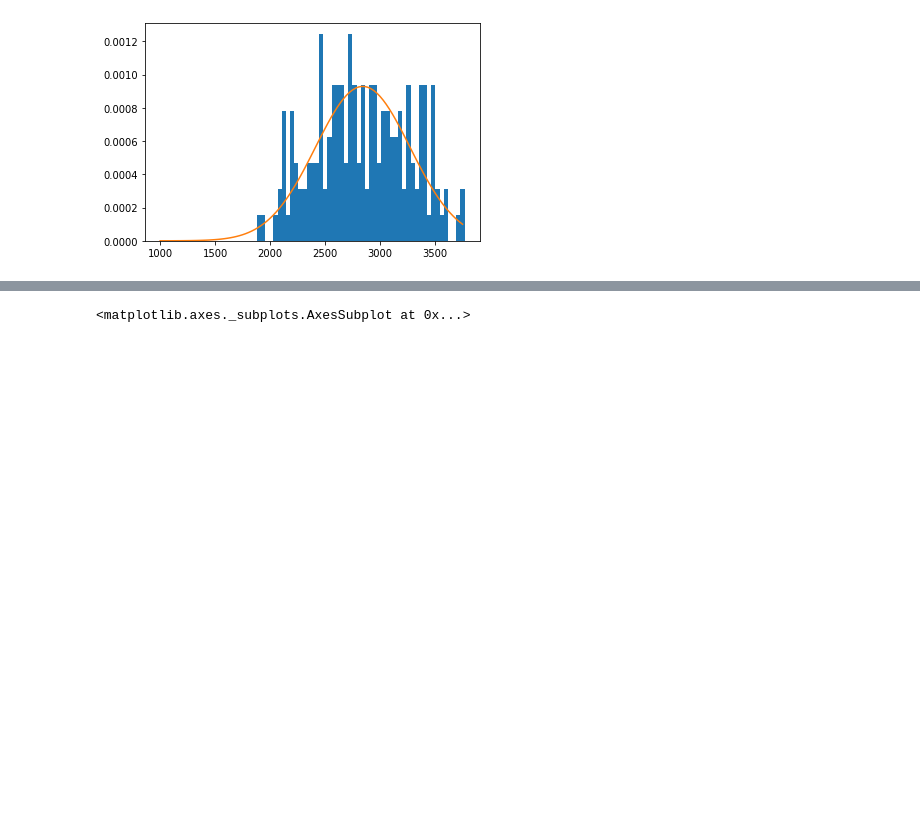
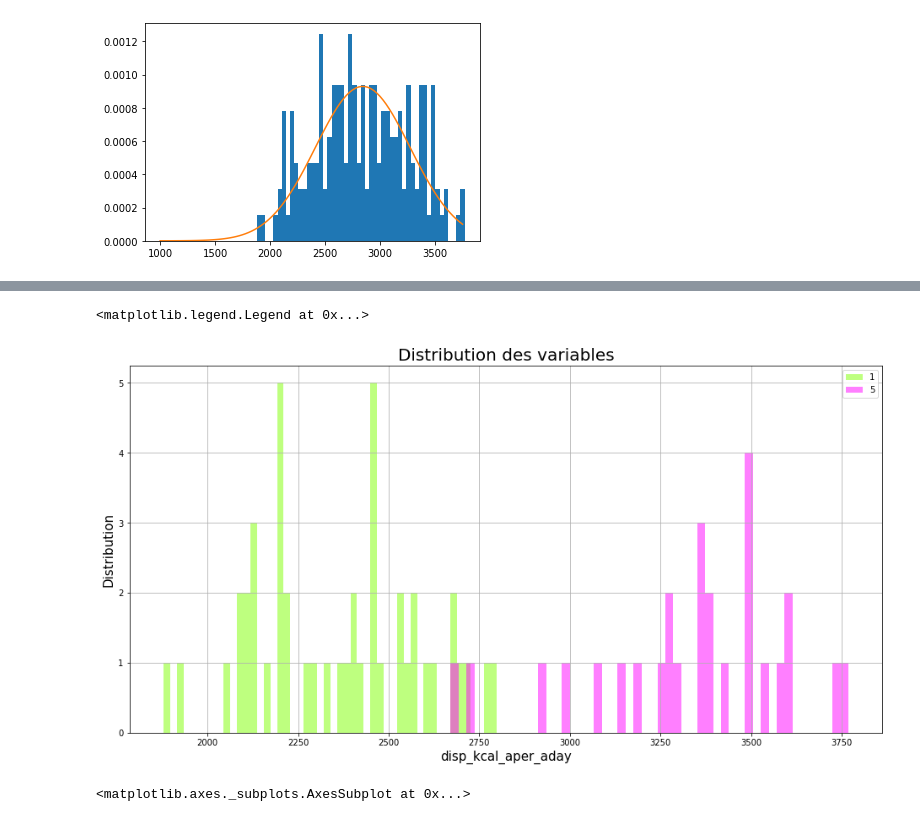
Before and after one commit to Sh4mSh4m/OCR_DA_proj5, a Jupyter notebook: Projet 5 - Etude de marche Loco Pollo.ipynb, the cells around one changed output, grey strips where cells are left out. Cells and saved outputs as stored; diff of their text form; code cells hidden in the pictures; blank space fills up the shorter version.

```diff
--- a/Projet 5 - Etude de marche Loco Pollo.ipynb
+++ b/Projet 5 - Etude de marche Loco Pollo.ipynb
@@ -1942,3 +1962,40 @@ plt.plot(x, norm.pdf(x,var_moyenne,var_std))
+# %%
+fig5_1, ax1 = plt.subplots(1, 1, figsize=(16,8))
+
+colors = [
+    'chartreuse',
+    'yellow',
+    'coral',
+    'dodgerblue',
+    'magenta'
+]
+
+cluster_mask_map = {
+    1: cluster1_mask,
+    2: cluster2_mask,
+    3: cluster3_mask,
+    4: cluster4_mask,
+    5: cluster5_mask
+}
+
+color_map = dict(zip(cluster_mask_lst, colors))
+
+for i in [0,4]:
+    df_data_4.loc[cluster_mask_map[i + 1]]['disp_kcal_aper_aday'].hist(density=False,
+                label=i+1,
+                color=colors[i],
+                bins=50,
+                alpha=0.5,
+                ax=ax1)
+
+ax1.set_title("Distribution des variables", fontsize=20)
+ax1.set_xlabel("disp_kcal_aper_aday", fontsize=15)
+ax1.set_ylabel("Distribution", fontsize=15)
+ax1.get_legend()
+ax1.legend()
+# %% [output]
+<matplotlib.legend.Legend at 0x...>
+[figure, added]
 # %%
 df_data_4['pop_growth'].hist(density=False,
                                  figsize=(12, 8),
```
Also changed, not shown: parts of 1 cell of this notebook.
